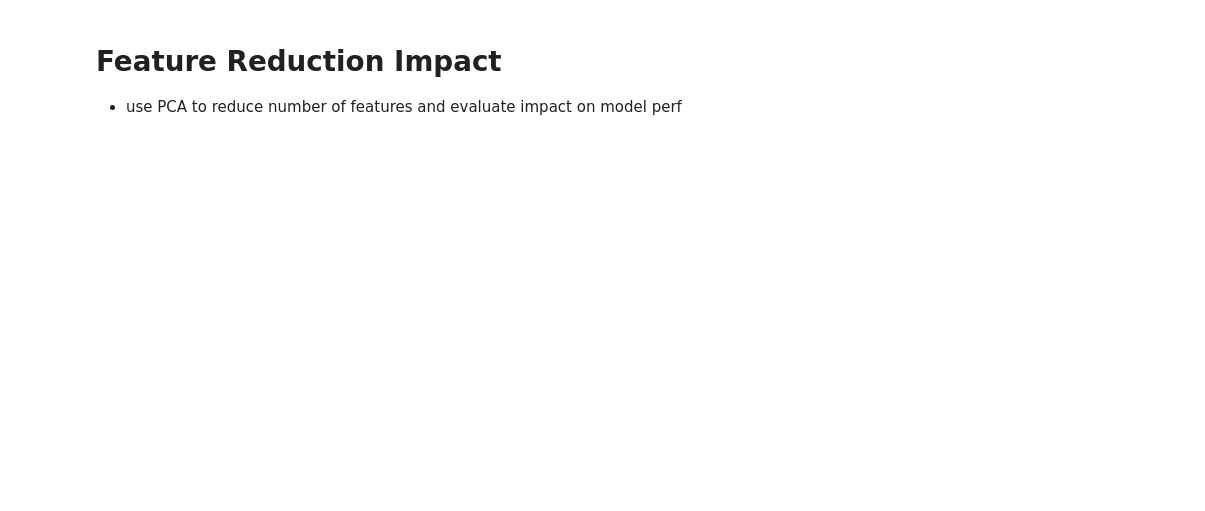
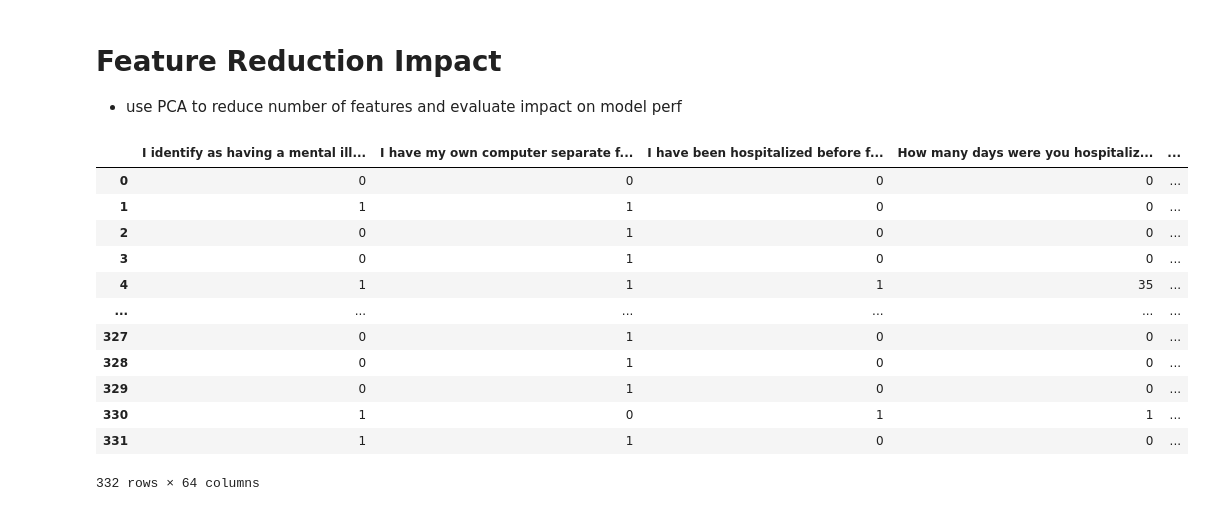
Before and after one commit to camerongridley/UnemploymentMentalHealth, a Jupyter notebook: eda_and_modeling.ipynb, the cells around one changed output. Cells and saved outputs as stored; diff of their text form; code cells hidden in the pictures; blank space fills up the shorter version.

```diff
--- a/eda_and_modeling.ipynb
+++ b/eda_and_modeling.ipynb
@@ -723,0 +822,16 @@ heatmap.set_title('Features Correlating with I am unemployed', fontdict={'fontsi
+# %%
+X
+# %% [output]
+|  | I identify as having a mental ill... | I have my own computer separate f... | I have been hospitalized before f... | How many days were you hospitaliz... | ... |
+| 0 | 0 | 0 | 0 | 0 | ... |
+| 1 | 1 | 1 | 0 | 0 | ... |
+| 2 | 0 | 1 | 0 | 0 | ... |
+| 3 | 0 | 1 | 0 | 0 | ... |
+| 4 | 1 | 1 | 1 | 35 | ... |
+| ... | ... | ... | ... | ... | ... |
+| 327 | 0 | 1 | 0 | 0 | ... |
+| 328 | 0 | 1 | 0 | 0 | ... |
+| 329 | 0 | 1 | 0 | 0 | ... |
+| 330 | 1 | 0 | 1 | 1 | ... |
+| 331 | 1 | 1 | 0 | 0 | ... |
+332 rows × 64 columns
```
Also changed, not shown: parts of 24 cells of this notebook, 1 other file.
